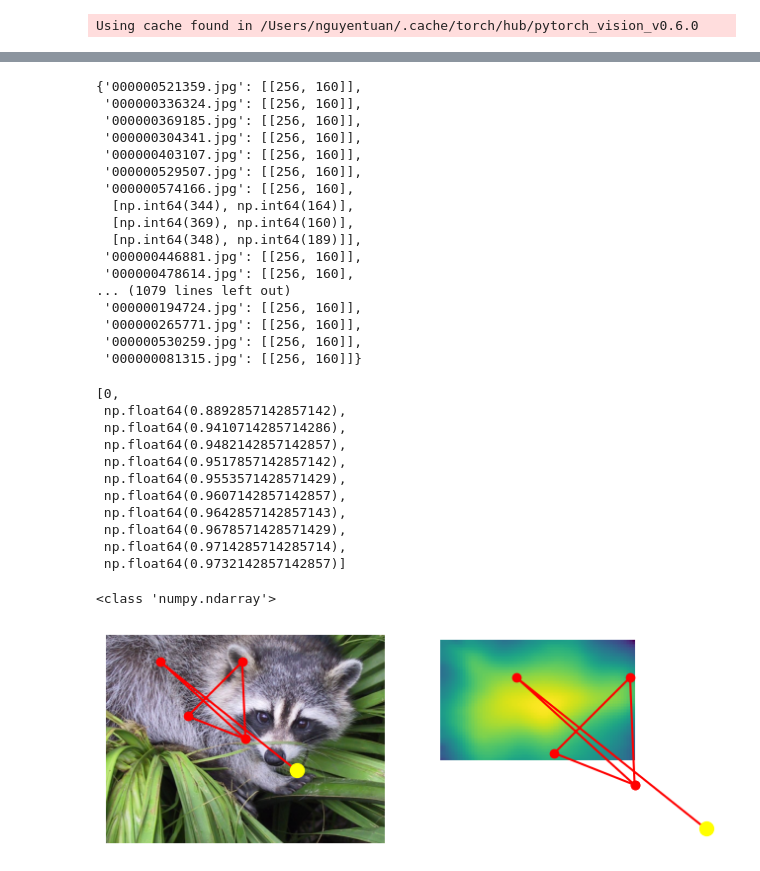
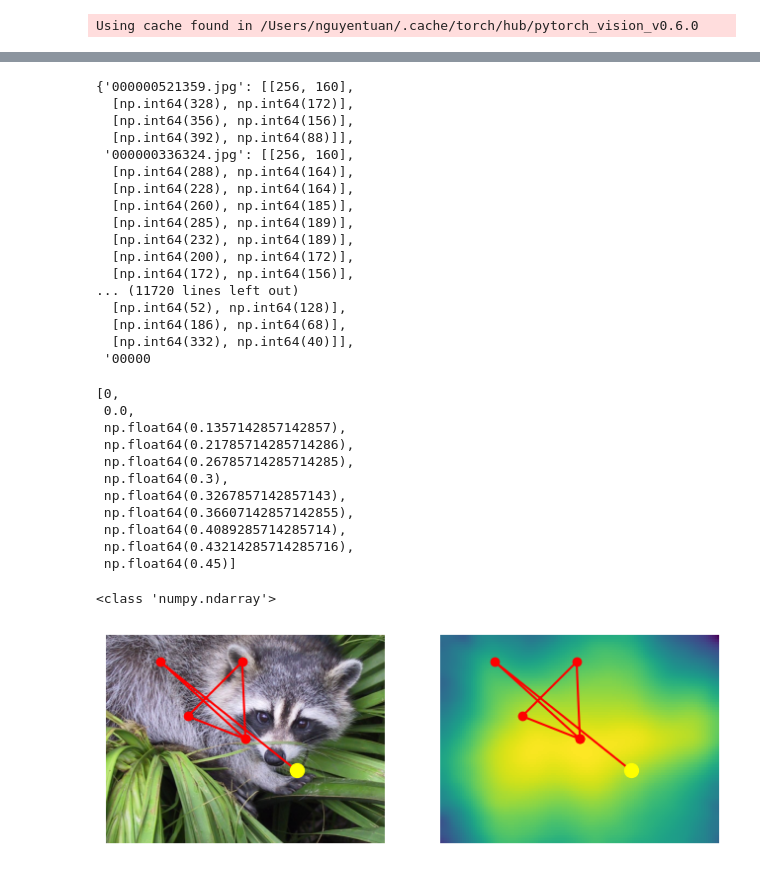
Before and after one commit to tuanisworkingonsomeprojects/TCT-visual-search, a Jupyter notebook: DeepGaze notebooks/deepgazeIII_coco.ipynb, the cells around one changed output, grey strips where cells are left out. Cells and saved outputs as stored; diff of their text form; code cells hidden in the pictures.

```diff
--- a/DeepGaze notebooks/deepgazeIII_coco.ipynb
+++ b/DeepGaze notebooks/deepgazeIII_coco.ipynb
@@ -84,9 +91,11 @@ def logsearchProcess(x, y, tg_xy, attentionMap, image_size, size, coef):
 # %%
 
 # test_annotations = "../../debug/coco18_test.json"
-test_annotations = '../datasets/COCO18_dset_for_CRT_training/coco18_test_deepgaze.json'
+test_annotations = '../datasets/COCO18_dset_for_CRT_training/coco18_test_deepgaze1.json'
 # test_imagedir = "../../coco18_test"
-test_imagedir = '../datasets/COCO18_dset_for_CRT_training/coco18_test_deepgaze/'
+# test_imagedir = '../datasets/COCO18_dset_for_CRT_training/coco18_test_deepgaze/'
+test_imagedir = '../datasets/COCO18_dset_for_CRT_training/coco18_test_deepgaze_resize/'
+
 image_list = os.listdir(test_imagedir)
 input_images = COCODataset(test_annotations, test_imagedir, image_size=(224,224))
 # %% [output]
@@ -270,23 +285,23 @@ for i in trange(len(image_list)):
 # %%
 scanpath
 # %% [output]
-{'000000521359.jpg': [[256, 160]],
- '000000336324.jpg': [[256, 160]],
- '000000369185.jpg': [[256, 160]],
- '000000304341.jpg': [[256, 160]],
- '000000403107.jpg': [[256, 160]],
- '000000529507.jpg': [[256, 160]],
- '000000574166.jpg': [[256, 160],
-  [np.int64(344), np.int64(164)],
-  [np.int64(369), np.int64(160)],
-  [np.int64(348), np.int64(189)]],
- '000000446881.jpg': [[256, 160]],
- '000000478614.jpg': [[256, 160],
-... (1079 lines left out)
- '000000194724.jpg': [[256, 160]],
- '000000265771.jpg': [[256, 160]],
- '000000530259.jpg': [[256, 160]],
- '000000081315.jpg': [[256, 160]]}
+{'000000521359.jpg': [[256, 160],
+  [np.int64(328), np.int64(172)],
+  [np.int64(356), np.int64(156)],
+  [np.int64(392), np.int64(88)]],
+ '000000336324.jpg': [[256, 160],
+  [np.int64(288), np.int64(164)],
+  [np.int64(228), np.int64(164)],
+  [np.int64(260), np.int64(185)],
+  [np.int64(285), np.int64(189)],
+  [np.int64(232), np.int64(189)],
+  [np.int64(200), np.int64(172)],
+  [np.int64(172), np.int64(156)],
+... (11720 lines left out)
+  [np.int64(52), np.int64(128)],
+  [np.int64(186), np.int64(68)],
+  [np.int64(332), np.int64(40)]],
+ '00000
 # %%
 deepgaze_res_fig5 = {}
 deepgaze_res_fig5['scanpath'] = scanpath
@@ -299,16 +314,16 @@ deepgaze3_accu_coco = [0] + model_performance(deepgaze3_res, len(deepgaze3_res))
 deepgaze3_accu_coco[:11]
 # %% [output]
 [0,
- np.float64(0.8892857142857142),
- np.float64(0.9410714285714286),
- np.float64(0.9482142857142857),
- np.float64(0.9517857142857142),
- np.float64(0.9553571428571429),
- np.float64(0.9607142857142857),
- np.float64(0.9642857142857143),
- np.float64(0.9678571428571429),
- np.float64(0.9714285714285714),
- np.float64(0.9732142857142857)]
+ 0.0,
+ np.float64(0.1357142857142857),
+ np.float64(0.21785714285714286),
+ np.float64(0.26785714285714285),
+ np.float64(0.3),
+ np.float64(0.3267857142857143),
+ np.float64(0.36607142857142855),
+ np.float64(0.4089285714285714),
+ np.float64(0.43214285714285716),
+ np.float64(0.45)]
 # %%
 with open("../results/coco_deepgaze3_accu_performance.pkl", "wb") as tf:
     pickle.dump(deepgaze3_accu_coco, tf)
@@ -317,32 +332,36 @@ with open("../results/coco_deepgaze3_accu_performance.pkl", "wb") as tf:
 # location of previous scanpath fixations in x and y (pixel coordinates), starting with the initial fixation on the image.
 fixation_history_x = np.array([1024//2, 300, 500, 1024//2, 200, 700])
 fixation_history_y = np.array([768//2, 300, 100, 768//2, 100, 500])
 x_hist_tensor = torch.tensor([fixation_history_x[model.included_fixations]]).to(DEVICE)
 y_hist_tensor = torch.tensor([fixation_history_y[model.included_fixations]]).to(DEVICE)
 
 image = face()
 print(type(image))
 
 # load precomputed centerbias log density (from MIT1003) over a 1024x1024 image
 # you can download the centerbias from https://github.com/matthias-k/DeepGaze/releases/download/v1.0.0/centerbias_mit1003.npy
 # alternatively, you can use a uniform centerbias via `centerbias_template = np.zeros((1024, 1024))`.
 centerbias_template = np.load('centerbias_mit1003.npy')
 # rescale to match image size
 centerbias = zoom(centerbias_template, (image.shape[0]/centerbias_template.shape[0], image.shape[1]/centerbias_template.shape[1]), order=0, mode='nearest')
 # renormalize log density
 centerbias -= logsumexp(centerbias)
 centerbias_tensor = torch.tensor([centerbias], dtype=torch.float32).to(DEVICE)
 image_tensor = torch.tensor([image.transpose(2, 0, 1)]).to(DEVICE)
 
 f, axs = plt.subplots(nrows=1, ncols=2, figsize=(8, 3))
 axs[0].imshow(image)
 axs[0].plot(fixation_history_x, fixation_history_y, 'o-', color='red')
 axs[0].scatter(fixation_history_x[-1], fixation_history_y[-1], 100, color='yellow', zorder=100)
 axs[0].set_axis_off()
-axs[1].matshow(log_density_prediction.detach().cpu().numpy()[0, 0])  # first image in batch, first (and only) channel
+
+attn_map = log_density_prediction.detach().cpu().numpy()[0, 0]
+resized_attn_map = cv2.resize(attn_map, (1024, 768))
+
+axs[1].matshow(resized_attn_map)  # first image in batch, first (and only) channel
 axs[1].plot(fixation_history_x, fixation_history_y, 'o-', color='red')
 axs[1].scatter(fixation_history_x[-1], fixation_history_y[-1], 100, color='yellow', zorder=100)
 axs[1].set_axis_off()
 # %% [output]
 <class 'numpy.ndarray'>
-[figure, old version]
+[figure, new version]
```
Also changed, not shown: parts of 3 cells of this notebook, 3 other files.
